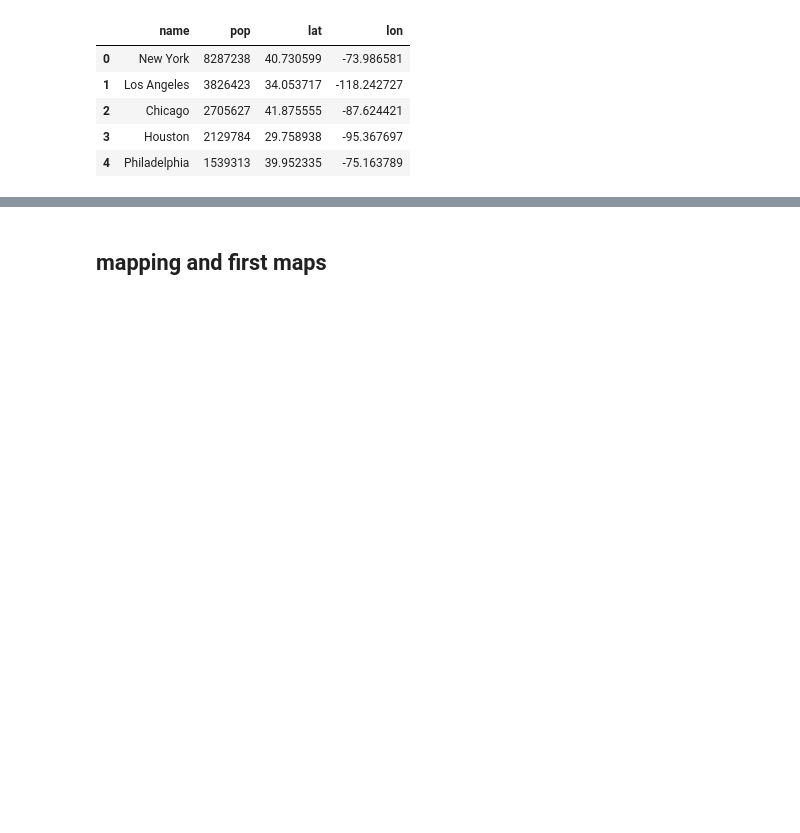
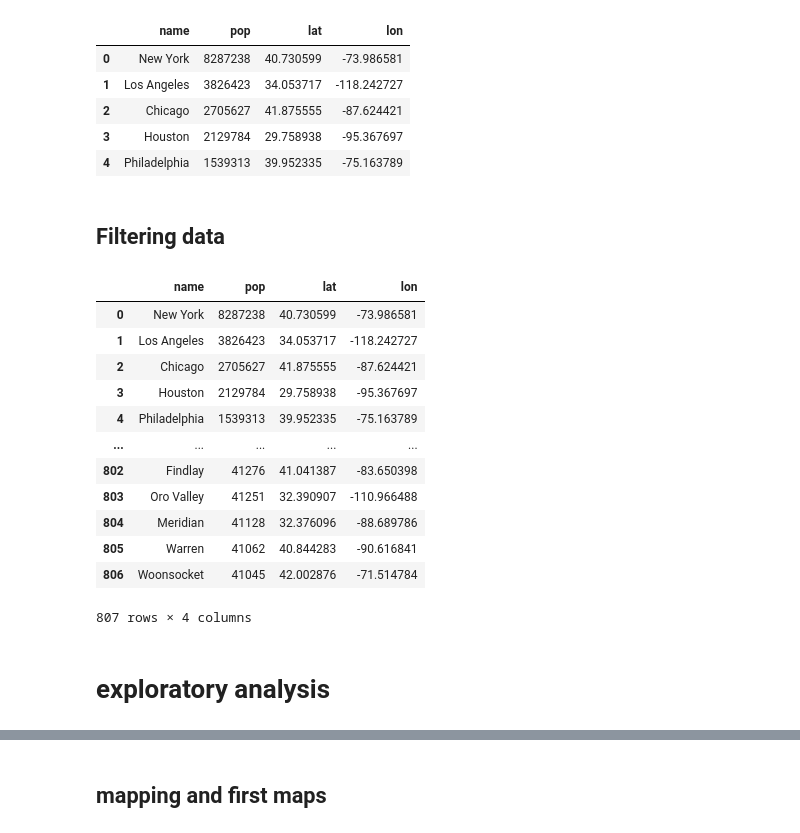
Before and after one commit to jibo16/Hermes-storeLoc-Map, a Jupyter notebook: mapping-with-plottly.ipynb, the cells around one changed output, grey strips where cells are left out. Cells and saved outputs as stored; diff of their text form; code cells hidden in the pictures; blank space fills up the shorter version.

```diff
--- a/mapping-with-plottly.ipynb
+++ b/mapping-with-plottly.ipynb
@@ -62,3 +67,25 @@ cities_data.head()
 | 2 | Chicago | 2705627 | 41.875555 | -87.624421 |
 | 3 | Houston | 2129784 | 29.758938 | -95.367697 |
 | 4 | Philadelphia | 1539313 | 39.952335 | -75.163789 |
+# %% [markdown]
+## Filtering data
+# %%
+cities_quantiles = cities_data.quantile([0.25,0.50,0.75])
+cities_data = cities_data[cities_data['pop'] > cities_quantiles['pop'][0.75]]
+cities_data
+# %% [output]
+|  | name | pop | lat | lon |
+| 0 | New York | 8287238 | 40.730599 | -73.986581 |
+| 1 | Los Angeles | 3826423 | 34.053717 | -118.242727 |
+| 2 | Chicago | 2705627 | 41.875555 | -87.624421 |
+| 3 | Houston | 2129784 | 29.758938 | -95.367697 |
+| 4 | Philadelphia | 1539313 | 39.952335 | -75.163789 |
+| ... | ... | ... | ... | ... |
+| 802 | Findlay | 41276 | 41.041387 | -83.650398 |
+| 803 | Oro Valley | 41251 | 32.390907 | -110.966488 |
+| 804 | Meridian | 41128 | 32.376096 | -88.689786 |
+| 805 | Warren | 41062 | 40.844283 | -90.616841 |
+| 806 | Woonsocket | 41045 | 42.002876 | -71.514784 |
+807 rows × 4 columns
+# %% [markdown]
+# exploratory analysis
```
Also changed, not shown: parts of 5 cells of this notebook.
